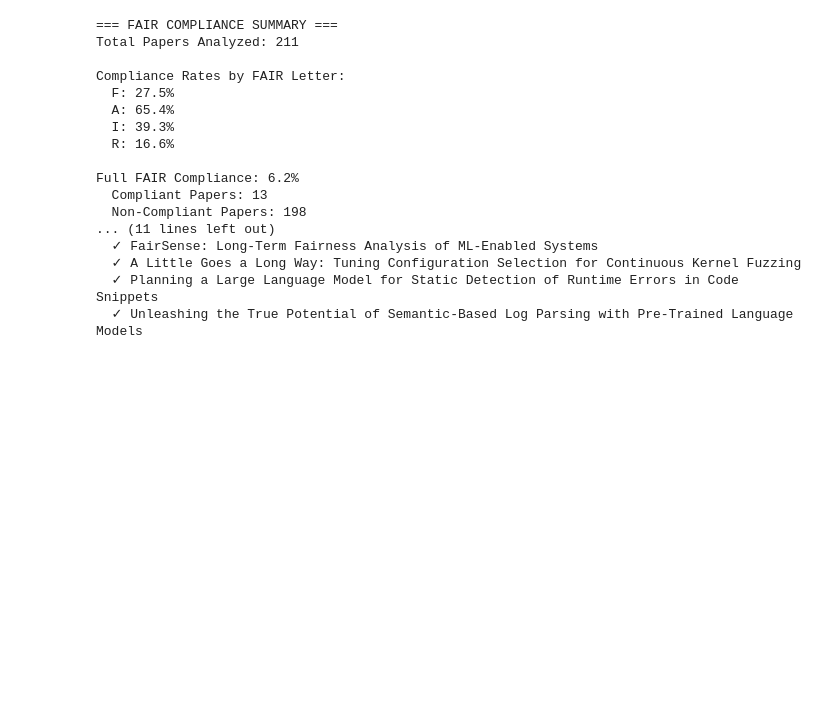
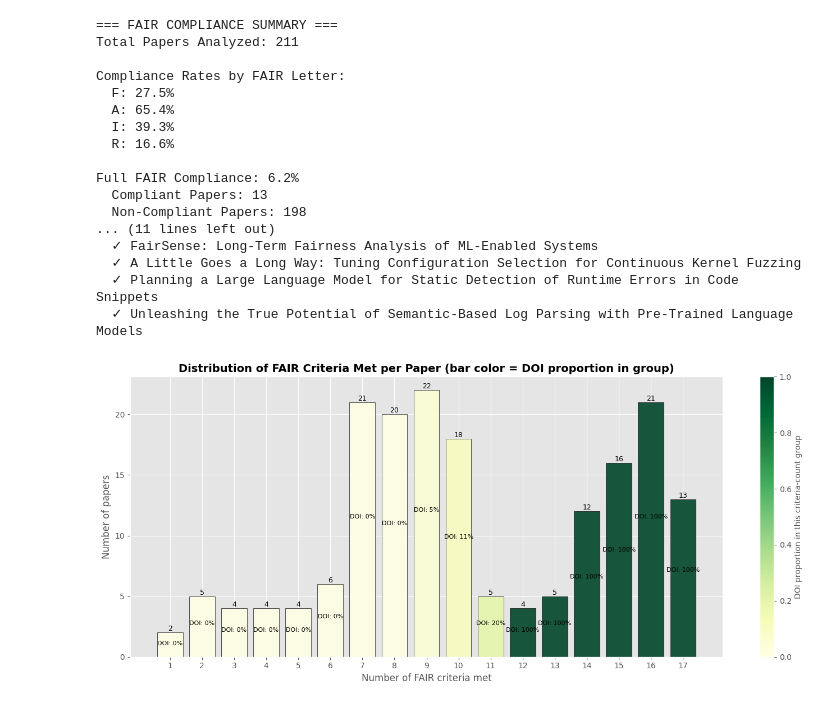
Before and after one commit to EEllwoo/how_fair_is_2026, a Jupyter notebook: plot_gen.ipynb, the cells around one changed output. Cells and saved outputs as stored; diff of their text form; code cells hidden in the pictures; blank space fills up the shorter version.

```diff
--- a/plot_gen.ipynb
+++ b/plot_gen.ipynb
@@ -139,3 +139,93 @@ Full FAIR Compliance: 6.2%
   ✓ A Little Goes a Long Way: Tuning Configuration Selection for Continuous Kernel Fuzzing
   ✓ Planning a Large Language Model for Static Detection of Runtime Errors in Code Snippets
   ✓ Unleashing the True Potential of Semantic-Based Log Parsing with Pre-Trained Language Models
+# %%
+# Distribution of number of FAIR criteria met (1..n)
+# Bar colors indicate DOI proportion within each criteria-count group.
+from matplotlib import cm
+from matplotlib.colors import Normalize
+from plotting.FAIR_compliance import is_criterion_compliant, get_value_safely
+
+all_criteria = F + A + I + R
+n_criteria = len(all_criteria)
+doi_criterion = "F1. Software is assigned a globally unique and persistent identifier (DOI)"
+
+# Compute per-paper counts
+criteria_met_per_paper = []
+has_doi_per_paper = []
+
+for paper_name in df.index:
+    met_count = sum(is_criterion_compliant(df, paper_name, criterion) for criterion in all_criteria)
+    criteria_met_per_paper.append(met_count)
+
+    doi_value = get_value_safely(df, paper_name, doi_criterion) if doi_criterion in df.columns else "No"
+    has_doi_per_paper.append(str(doi_value).strip().lower() == "yes")
+
+plot_df = pd.DataFrame({
+    "criteria_met": criteria_met_per_paper,
+    "has_doi": has_doi_per_paper
+})
+
+# Build 1..n bins, keeping zero-count bins visible
+group_counts = plot_df["criteria_met"].value_counts().reindex(range(1, n_criteria + 1), fill_value=0)
+doi_counts = plot_df.groupby("criteria_met")["has_doi"].sum().reindex(range(1, n_criteria + 1), fill_value=0)
+
+# DOI proportion in each group (0 when group is empty)
+doi_proportions = (doi_counts / group_counts.replace(0, np.nan)).fillna(0.0)
+
+# Color bars by DOI proportion
+norm = Normalize(vmin=0, vmax=1)
+cmap = cm.get_cmap("YlGn")
+bar_colors = cmap(norm(doi_proportions.values))
+
+fig, ax = plt.subplots(figsize=(14, 6))
+bars = ax.bar(
+    group_counts.index,
+    group_counts.values,
+    color=bar_colors,
+    alpha=0.9,
+    edgecolor="black"
+)
+
+ax.set_xlabel("Number of FAIR criteria met", fontsize=12)
+ax.set_ylabel("Number of papers", fontsize=12)
+ax.set_title("Distribution of FAIR Criteria Met per Paper (bar color = DOI proportion in group)", fontsize=14, fontweight="bold")
+ax.set_xticks(range(1, n_criteria + 1))
+
+# Add paper-count labels on top of bars
+for bar in bars:
+    height = bar.get_height()
+    if height > 0:
+        ax.text(
+            bar.get_x() + bar.get_width() / 2,
+            height,
+            f"{int(height)}",
+            ha="center",
+            va="bottom",
+            fontsize=9
+        )
+
+# Add DOI proportion labels inside bars when possible
+for x_val, total, doi_prop in zip(group_counts.index, group_counts.values, doi_proportions.values):
+    if total > 0:
+        ax.text(
+            x_val,
+            max(total * 0.55, 0.2),
+            f"DOI: {doi_prop:.0%}",
+            ha="center",
+            va="center",
+            fontsize=8,
+            color="black"
+        )
+
+# Colorbar legend for DOI proportions
+sm = cm.ScalarMappable(norm=norm, cmap=cmap)
+sm.set_array([])
+cbar = plt.colorbar(sm, ax=ax)
+cbar.set_label("DOI proportion in this criteria-count group", fontsize=10)
+
+plt.tight_layout()
+plt.style.use("ggplot")
+plt.show()
+# %% [output]
+[figure, added]
```
Also changed, not shown: parts of 3 cells of this notebook, 10 other files.
